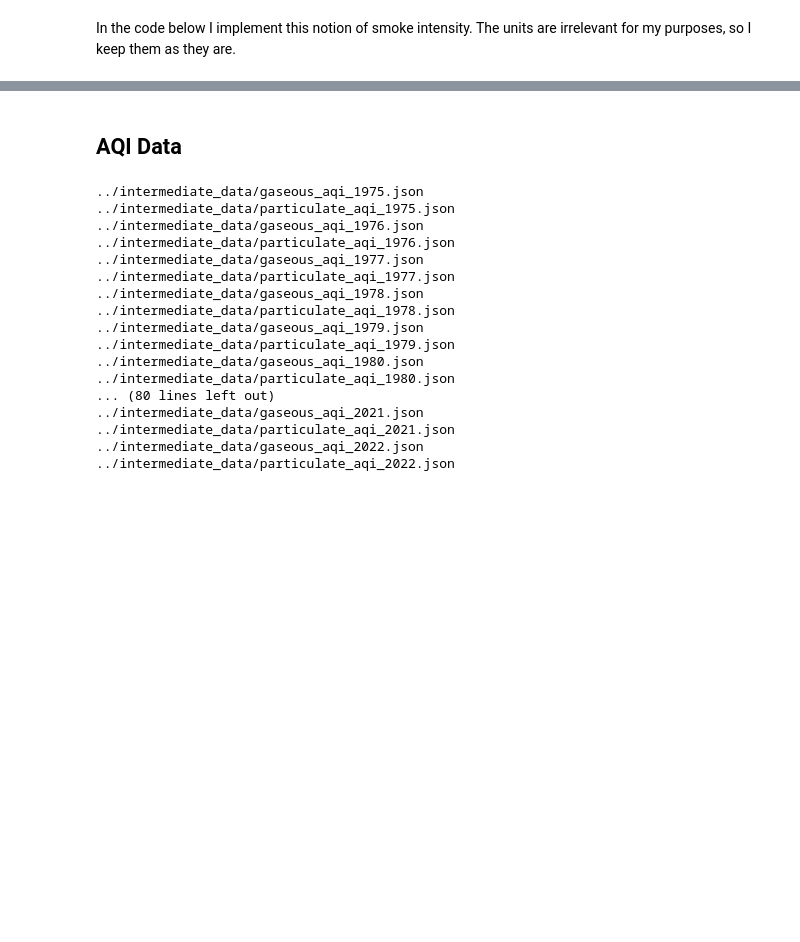
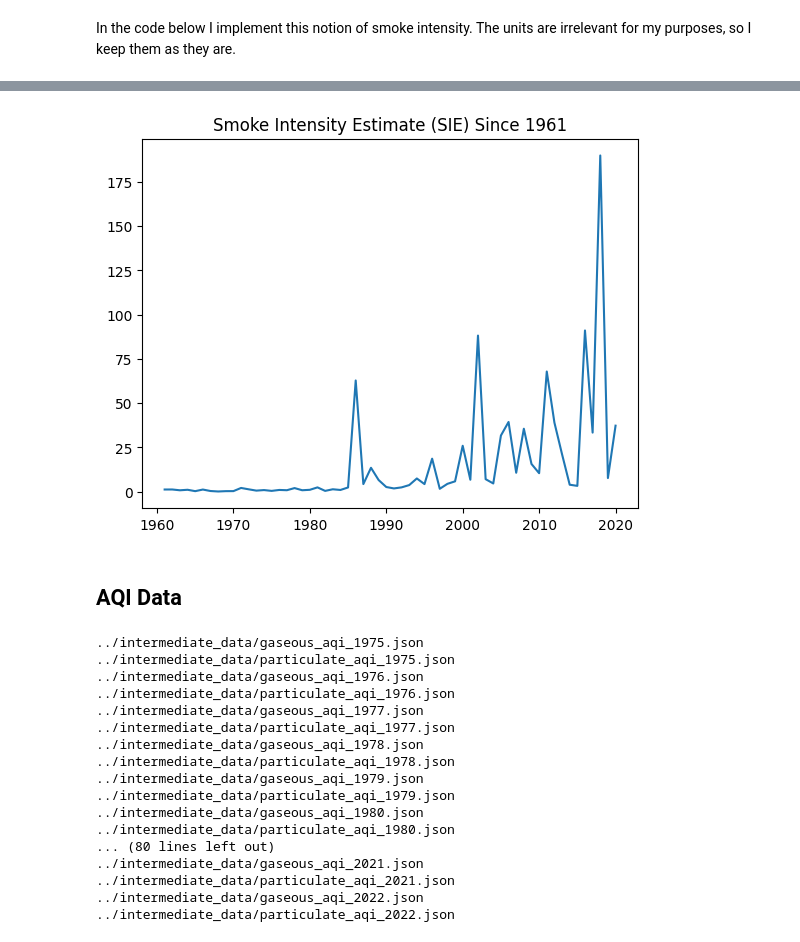
Before and after one commit to voglerdaniel/data-512-final-project, a Jupyter notebook: code/combining_distance_and_aqi.ipynb, the cells around one changed output, grey strips where cells are left out. Saved outputs shown, nothing was run; the diff lists cells and outputs as text; code cells hidden in the pictures; blank space fills up the shorter version.

```diff
--- a/code/combining_distance_and_aqi.ipynb
+++ b/code/combining_distance_and_aqi.ipynb
@@ -270,3 +293,15 @@ plt.scatter(x=close_wildfires_since1961["Fire_Year"], y=close_wildfires_since196
+# %%
+fie_by_year = (
+    close_wildfires_since1961[["Fire_Year", "smoke_intensity_est"]]
+    .groupby("Fire_Year")
+    .sum()
+)
+# %%
+plt.plot(fie_by_year.index, fie_by_year["smoke_intensity_est"])
+plt.title("Smoke Intensity Estimate (SIE) Since 1961")
+plt.show()
+# %% [output]
+[figure, added]
 # %% [markdown]
 ## AQI Data
 # %%
```
Also changed, not shown: parts of 46 cells of this notebook.
